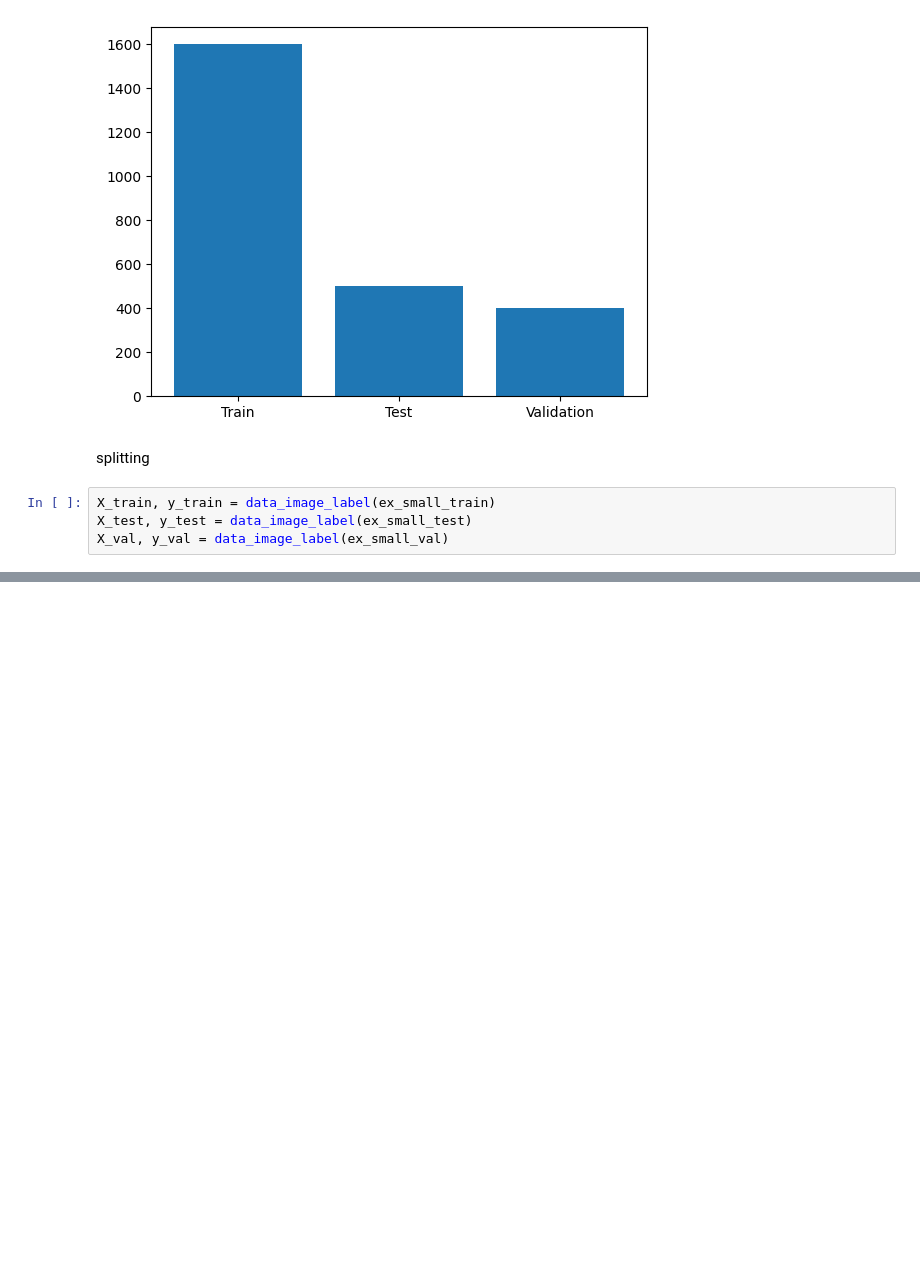
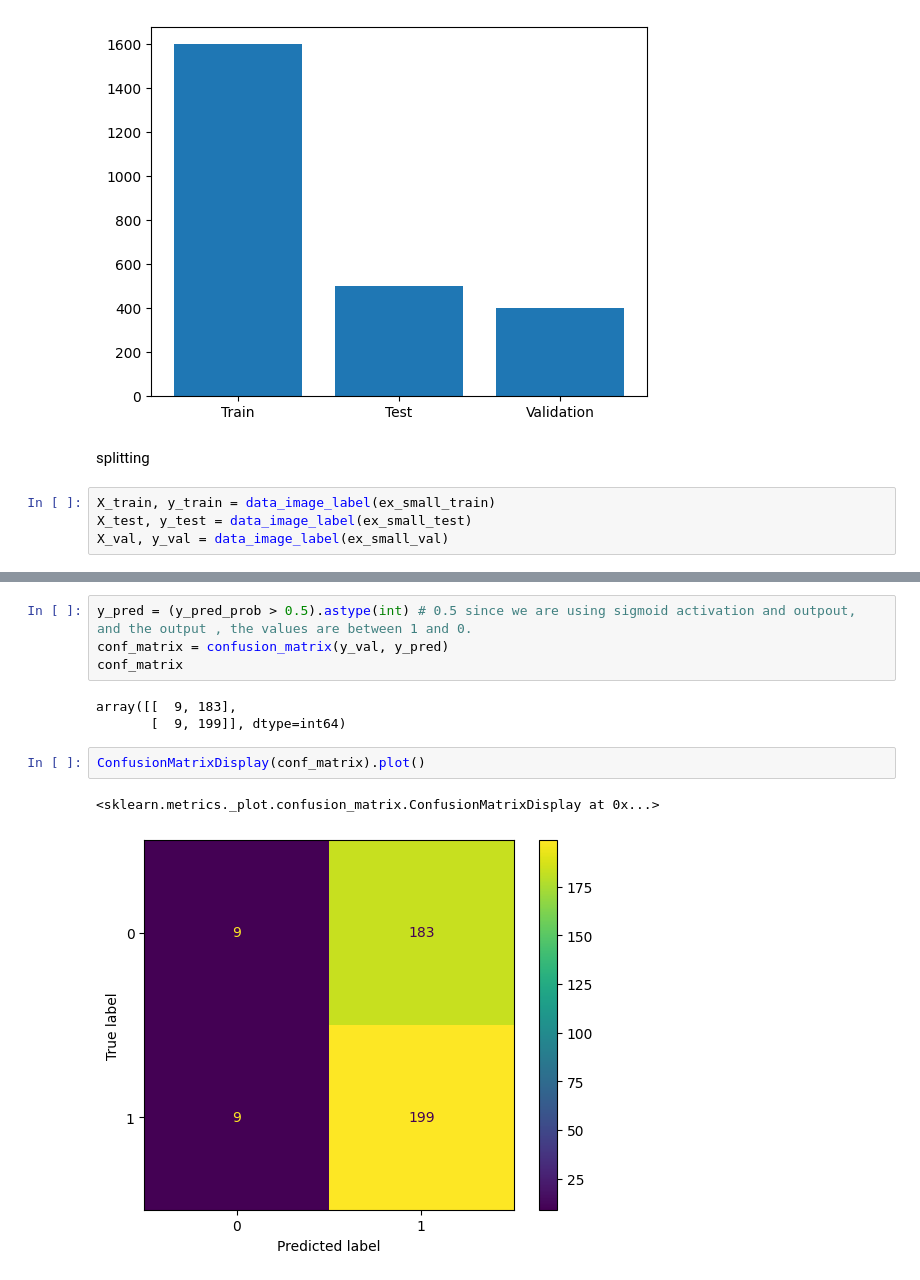
Before and after one commit to NoahEliasson/AI-Noah-Eliasson-OPA23, a Jupyter notebook: lab2/lab_2.ipynb, the cells around one changed output, grey strips where cells are left out. Saved outputs shown, nothing was run; the diff lists cells and outputs as text; blank space fills up the shorter version.

```diff
--- a/lab2/lab_2.ipynb
+++ b/lab2/lab_2.ipynb
@@ -159,0 +379,12 @@ plt.show()
+# %%
+y_pred = (y_pred_prob > 0.5).astype(int) # 0.5 since we are using sigmoid activation and outpout, and the output , the values are between 1 and 0.
+conf_matrix = confusion_matrix(y_val, y_pred)
+conf_matrix
+# %% [output]
+array([[  9, 183],
+       [  9, 199]], dtype=int64)
+# %%
+ConfusionMatrixDisplay(conf_matrix).plot()
+# %% [output]
+<sklearn.metrics._plot.confusion_matrix.ConfusionMatrixDisplay at 0x...>
+[figure, added]
```
Also changed, not shown: parts of 45 cells of this notebook, 1 other file.
